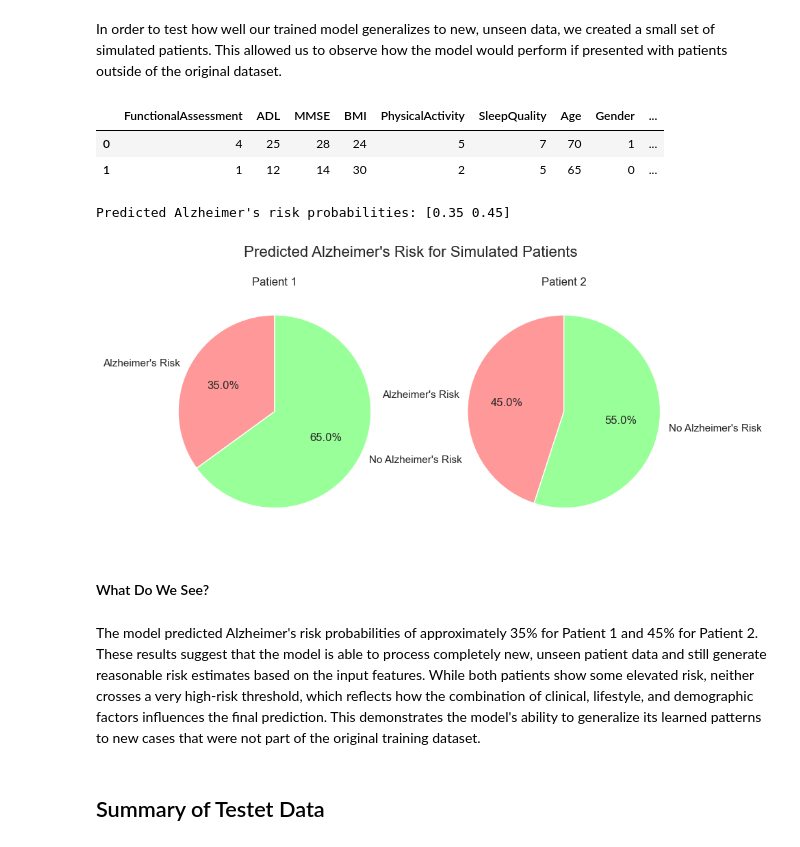
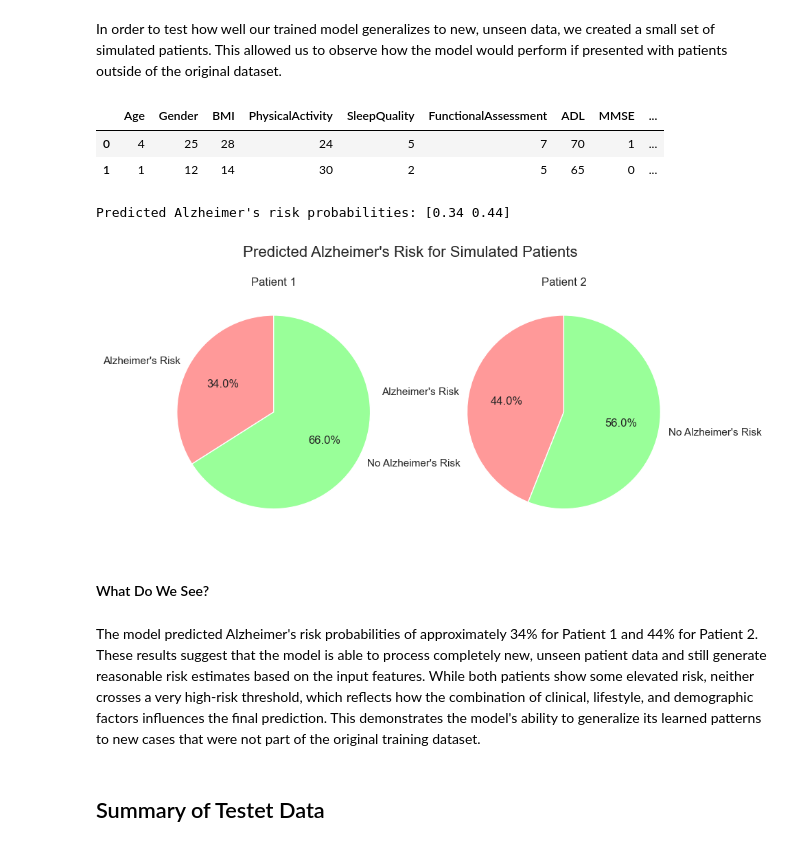
Before and after one commit to FeliciaFavrholdt/BI_EXAM, a Jupyter notebook: Analysis/notebooks/06_Results_And_Interpretation.ipynb, the cells around one changed output. Cells and saved outputs as stored; diff of their text form; code cells hidden in the pictures.

```diff
--- a/Analysis/notebooks/06_Results_And_Interpretation.ipynb
+++ b/Analysis/notebooks/06_Results_And_Interpretation.ipynb
@@ -334,11 +329,8 @@ In order to test how well our trained model generalizes to new, unseen data, we
 import pandas as pd
 
 # Define feature names (same order used during training)
-features = [
-    'FunctionalAssessment', 'ADL', 'MMSE', 'BMI', 'PhysicalActivity',
-    'SleepQuality', 'Age', 'Gender', 'FamilyHistoryAlzheimers',
-    'CardiovascularDisease', 'Depression'
-]
+# Load features
+features = joblib.load('../models/features.pkl')
 
 # Create a DataFrame with 2 manually simulated patients
 external_data = pd.DataFrame([
@@ -373,50 +365,50 @@ external_data = pd.DataFrame([
 # Display simulated external data
 external_data
 # %% [output]
-|  | FunctionalAssessment | ADL | MMSE | BMI | PhysicalActivity | SleepQuality | Age | Gender | ... |
+|  | Age | Gender | BMI | PhysicalActivity | SleepQuality | FunctionalAssessment | ADL | MMSE | ... |
 | 0 | 4 | 25 | 28 | 24 | 5 | 7 | 70 | 1 | ... |
 | 1 | 1 | 12 | 14 | 30 | 2 | 5 | 65 | 0 | ... |
 # %%
-# Load scaler
-scaler = joblib.load('../models/scaler.pkl')
+#Load scaler
+scaler = joblib.load('../models/clustering_scaler.pkl')
 
-# Scale new external data
+#Scale new external data
 external_scaled = scaler.transform(external_data)
 
-# Predict using rf_model
+#Predict using rf_model
 rf_model = joblib.load('../models/random_forest_model.pkl')
 predictions = rf_model.predict_proba(external_scaled)[:, 1]
 
 print("Predicted Alzheimer's risk probabilities:", predictions)
 # %% [output]
-Predicted Alzheimer's risk probabilities: [0.35 0.45]
+Predicted Alzheimer's risk probabilities: [0.34 0.44]
 # %%
 import matplotlib.pyplot as plt
 
 # Example predictions from your model
-predictions = [0.35, 0.45]
+predictions = [0.34, 0.44]
 
 # Create side-by-side pie charts
 fig, axs = plt.subplots(1, 2, figsize=(10, 5))
 
 for i, (ax, prob) in enumerate(zip(axs, predictions), start=1):
     ax.pie(
         [prob, 1 - prob],
         labels=["Alzheimer's Risk", "No Alzheimer's Risk"],
         autopct='%1.1f%%',
         colors=['#ff9999', '#99ff99'],
         startangle=90
     )
     ax.set_title(f"Patient {i}")
 
 plt.suptitle("Predicted Alzheimer's Risk for Simulated Patients", fontsize=16)
 plt.show()
 # %% [output]
-[figure, old version]
+[figure, new version]
 # %% [markdown]
 #### What Do We See?
 # %% [markdown]
-The model predicted Alzheimer's risk probabilities of approximately 35% for Patient 1 and 45% for Patient 2. These results suggest that the model is able to process completely new, unseen patient data and still generate reasonable risk estimates based on the input features. While both patients show some elevated risk, neither crosses a very high-risk threshold, which reflects how the combination of clinical, lifestyle, and demographic factors influences the final prediction. This demonstrates the model's ability to generalize its learned patterns to new cases that were not part of the original training dataset.
+The model predicted Alzheimer's risk probabilities of approximately 34% for Patient 1 and 44% for Patient 2. These results suggest that the model is able to process completely new, unseen patient data and still generate reasonable risk estimates based on the input features. While both patients show some elevated risk, neither crosses a very high-risk threshold, which reflects how the combination of clinical, lifestyle, and demographic factors influences the final prediction. This demonstrates the model's ability to generalize its learned patterns to new cases that were not part of the original training dataset.
 # %% [markdown]
 ## Summary of Testet Data
 # %% [markdown]
```
Also changed, not shown: parts of 11 cells of this notebook, 38 other files.
